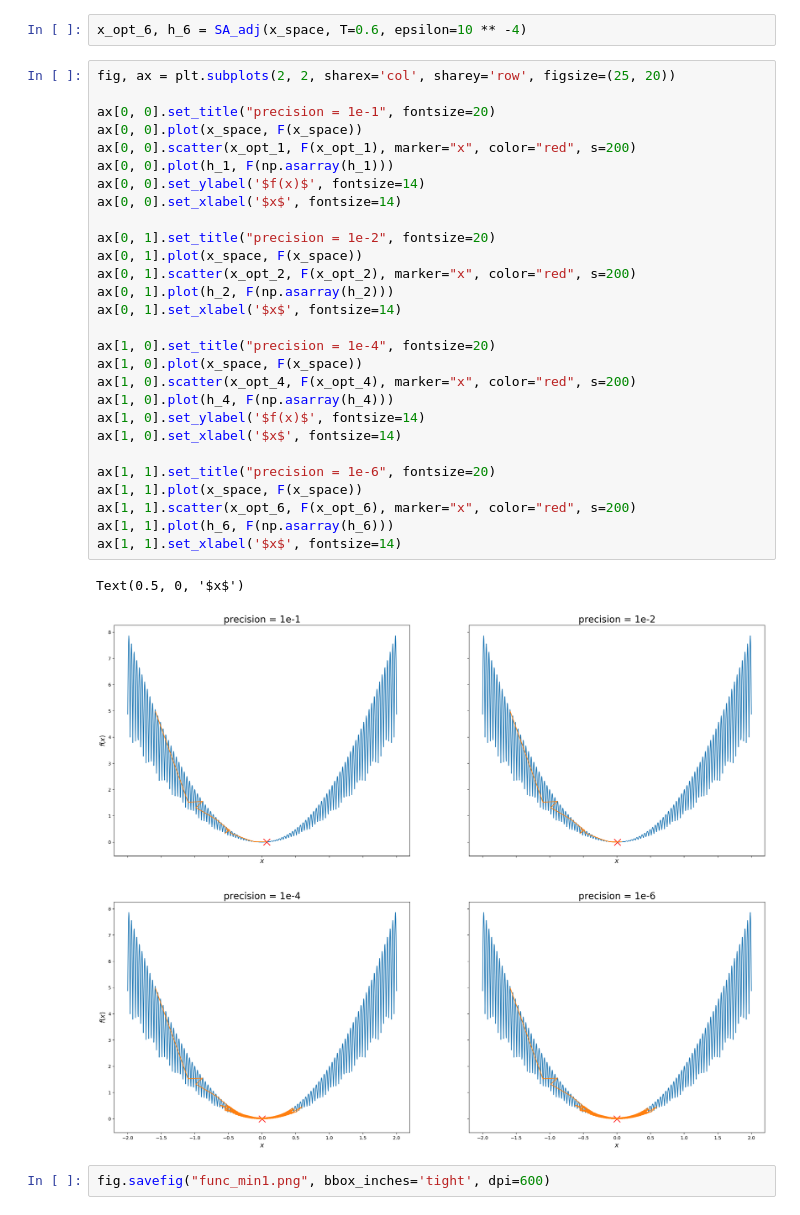
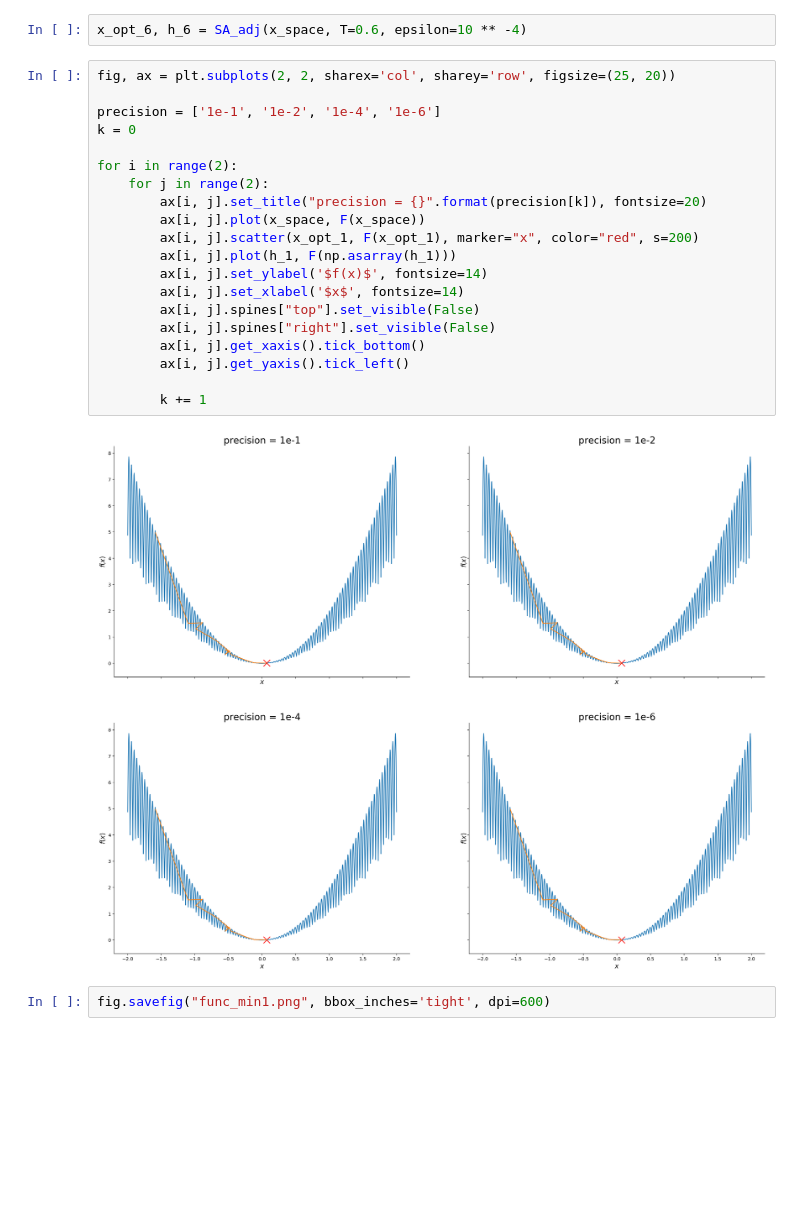
Before and after one commit to khaykingleb/stochastic-optimization-methods, a Jupyter notebook: Code/Simulated_annealing/Nonsmooth_function.ipynb, the cells around one changed output. Drawn from its saved outputs; the diff is of its cells as text; blank space fills up the shorter version.

```diff
--- a/Code/Simulated_annealing/Nonsmooth_function.ipynb
+++ b/Code/Simulated_annealing/Nonsmooth_function.ipynb
@@ -77,36 +77,27 @@ x_opt_2, h_2 = SA_adj(x_space, T=0.6, epsilon=10 ** -2)
 x_opt_4, h_4 = SA_adj(x_space, T=0.6, epsilon=10 ** -4)
 # %%
 x_opt_6, h_6 = SA_adj(x_space, T=0.6, epsilon=10 ** -4)
-# %%
-fig, ax = plt.subplots(2, 2, sharex='col', sharey='row', figsize=(25, 20))
-
-ax[0, 0].set_title("precision = 1e-1", fontsize=20)
-ax[0, 0].plot(x_space, F(x_space))
-ax[0, 0].scatter(x_opt_1, F(x_opt_1), marker="x", color="red", s=200)
-ax[0, 0].plot(h_1, F(np.asarray(h_1)))
-ax[0, 0].set_ylabel('$f(x)$', fontsize=14)
-ax[0, 0].set_xlabel('$x$', fontsize=14)
-
-ax[0, 1].set_title("precision = 1e-2", fontsize=20)
-ax[0, 1].plot(x_space, F(x_space))
-ax[0, 1].scatter(x_opt_2, F(x_opt_2), marker="x", color="red", s=200)
-ax[0, 1].plot(h_2, F(np.asarray(h_2)))
-ax[0, 1].set_xlabel('$x$', fontsize=14)
-
-ax[1, 0].set_title("precision = 1e-4", fontsize=20)
-ax[1, 0].plot(x_space, F(x_space))
-ax[1, 0].scatter(x_opt_4, F(x_opt_4), marker="x", color="red", s=200)
-ax[1, 0].plot(h_4, F(np.asarray(h_4)))
-ax[1, 0].set_ylabel('$f(x)$', fontsize=14)
-ax[1, 0].set_xlabel('$x$', fontsize=14)
-
-ax[1, 1].set_title("precision = 1e-6", fontsize=20)
-ax[1, 1].plot(x_space, F(x_space))
-ax[1, 1].scatter(x_opt_6, F(x_opt_6), marker="x", color="red", s=200)
-ax[1, 1].plot(h_6, F(np.asarray(h_6)))
-ax[1, 1].set_xlabel('$x$', fontsize=14)
-# %% [output]
-Text(0.5, 0, '$x$')
-[figure, removed]
+# %%
+fig, ax = plt.subplots(2, 2, sharex='col', sharey='row', figsize=(25, 20))
+
+precision = ['1e-1', '1e-2', '1e-4', '1e-6']
+k = 0
+
+for i in range(2):
+    for j in range(2):
+        ax[i, j].set_title("precision = {}".format(precision[k]), fontsize=20)
+        ax[i, j].plot(x_space, F(x_space))
+        ax[i, j].scatter(x_opt_1, F(x_opt_1), marker="x", color="red", s=200)
+        ax[i, j].plot(h_1, F(np.asarray(h_1)))
+        ax[i, j].set_ylabel('$f(x)$', fontsize=14)
+        ax[i, j].set_xlabel('$x$', fontsize=14)
+        ax[i, j].spines["top"].set_visible(False)
+        ax[i, j].spines["right"].set_visible(False)
+        ax[i, j].get_xaxis().tick_bottom()
+        ax[i, j].get_yaxis().tick_left()
+
+        k += 1
+# %% [output]
+[figure, added]
 # %%
 fig.savefig("func_min1.png", bbox_inches='tight', dpi=600)
```
Also changed, not shown: parts of 4 cells of this notebook, 20 other files.
